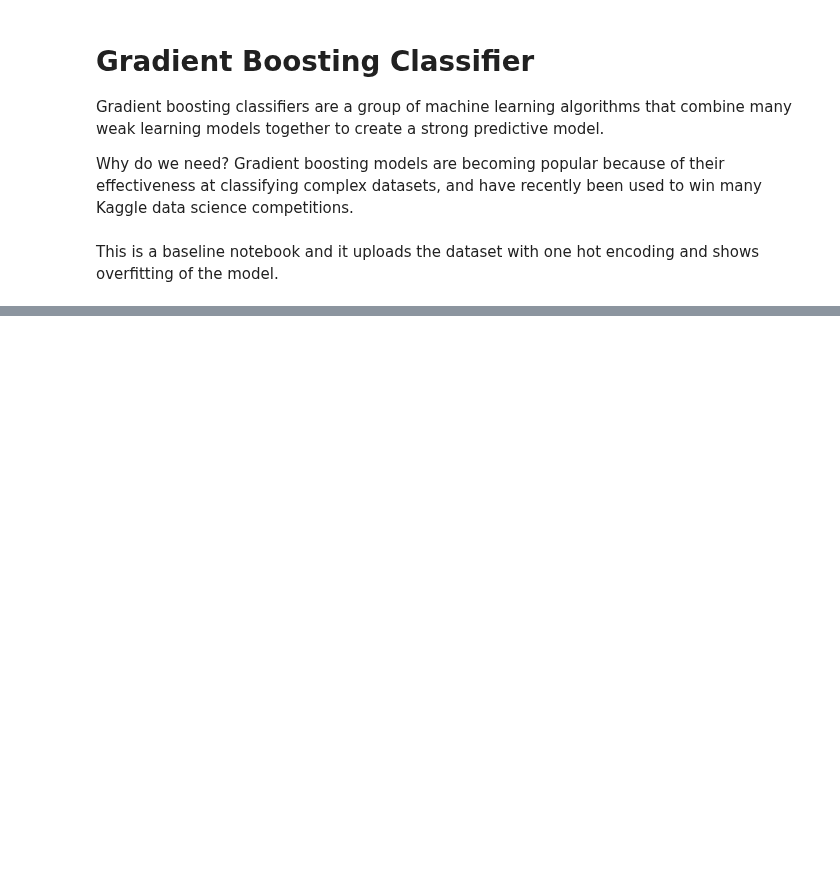
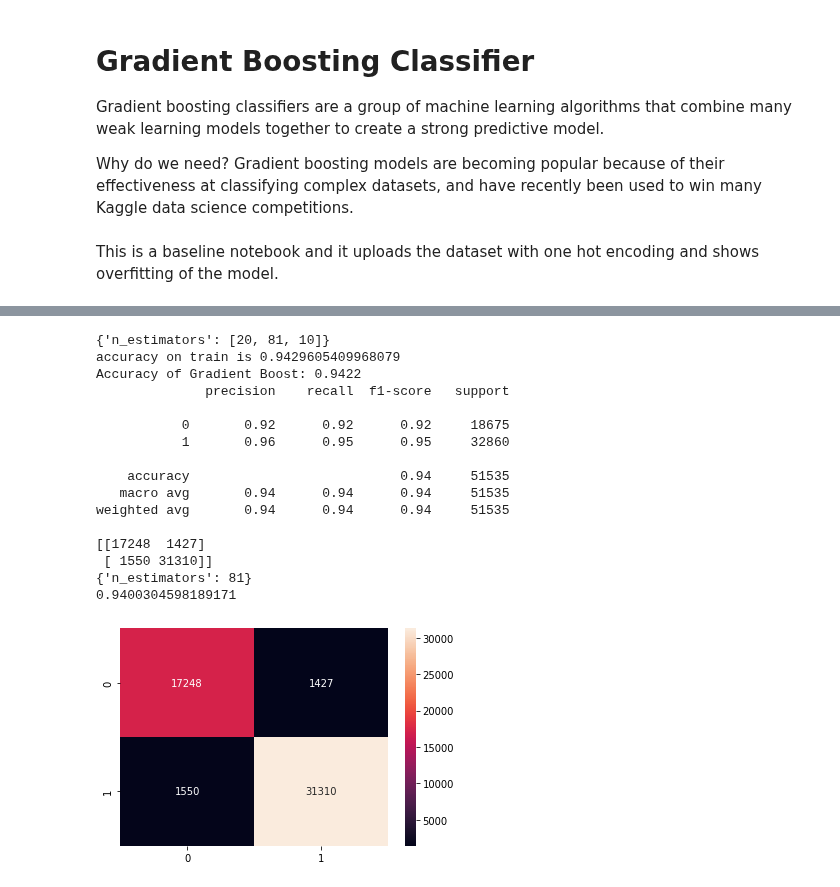
Before and after one commit to divyaKh/CMPE255Project, a Jupyter notebook: 5.ML_Models/baseline/GradientBoosterClassifer.ipynb, the cells around one changed output, grey strips where cells are left out. Drawn from its saved outputs; the diff is of its cells as text; code cells hidden in the pictures; blank space fills up the shorter version.

```diff
--- a/5.ML_Models/baseline/GradientBoosterClassifer.ipynb
+++ b/5.ML_Models/baseline/GradientBoosterClassifer.ipynb
@@ -193,0 +95,55 @@ Gradient Boost model accuracy score: 0.9332
+# %%
+def train(cross_val_df,grid_search):
+    grid_search.fit(cross_val_df.drop("label",axis=1), cross_val_df["label"])
+    Xpred = grid_search.predict(cross_val_df.drop("label",axis=1))
+    print("accuracy on train is",accuracy_score(cross_val_df["label"],Xpred))
+# %%
+def testGradientBoost(test_df,grid_search,type):
+    Ytest = test_df["label"]
+    Ypred = grid_search.predict(test_df.drop("label",axis=1))
+    acc=accuracy_score(Ytest,Ypred)
+    acc1.append(accuracy_score(Ytest,Ypred))
+    f1.append(f1_score(Ytest,Ypred))
+    print('Accuracy of Gradient Boost: {:.4f}'.format(acc))
+    print(classification_report(Ytest,Ypred))
+    plt.savefig('confusion_matrix'+type+'.jpg')
+    cm = confusion_matrix(Ytest, Ypred)
+    ax= plt.subplot()
+    sns.heatmap(cm, annot=True, fmt='g', ax=ax)
+    print(cm)
+    return acc1
+# %%
+def main(dataframe,type):
+    clf = GradientBoostingClassifier(learning_rate=0.5, max_depth=3)
+    cross_val_df, test_df = prep_training(dataframe)
+    parameter_grid = creatingParamterGrid()
+    pprint(parameter_grid)
+    grid_search = prepToFindOptimalHyperParams(clf,parameter_grid)
+    train(cross_val_df,grid_search)
+    testGradientBoost(test_df,grid_search,type)
+    print(grid_search.best_params_)
+    print(grid_search.best_score_)
+    return grid_search
+# %%
+dataframe = get_data('cleaned_dataset_label_encoding.csv')
+# %%
+dataframe = dataframe.drop("attack_cat",axis=1)
+grid_search = main(dataframe,"withoutpreprocess")
+# %% [output]
+{'n_estimators': [20, 81, 10]}
+accuracy on train is 0.9429605409968079
+Accuracy of Gradient Boost: 0.9422
+              precision    recall  f1-score   support
+
+           0       0.92      0.92      0.92     18675
+           1       0.96      0.95      0.95     32860
+
+    accuracy                           0.94     51535
+   macro avg       0.94      0.94      0.94     51535
+weighted avg       0.94      0.94      0.94     51535
+
+[[17248  1427]
+ [ 1550 31310]]
+{'n_estimators': 81}
+0.9400304598189171
+[figure, added]
```
Also changed, not shown: parts of 43 cells of this notebook.
